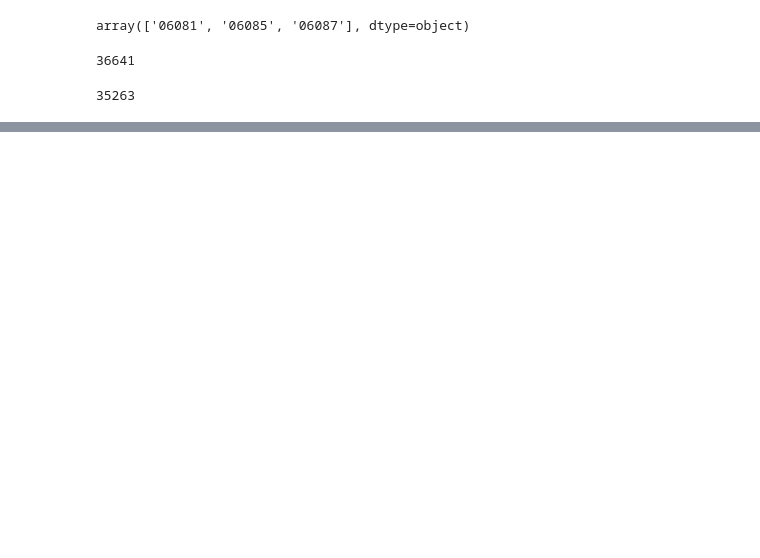
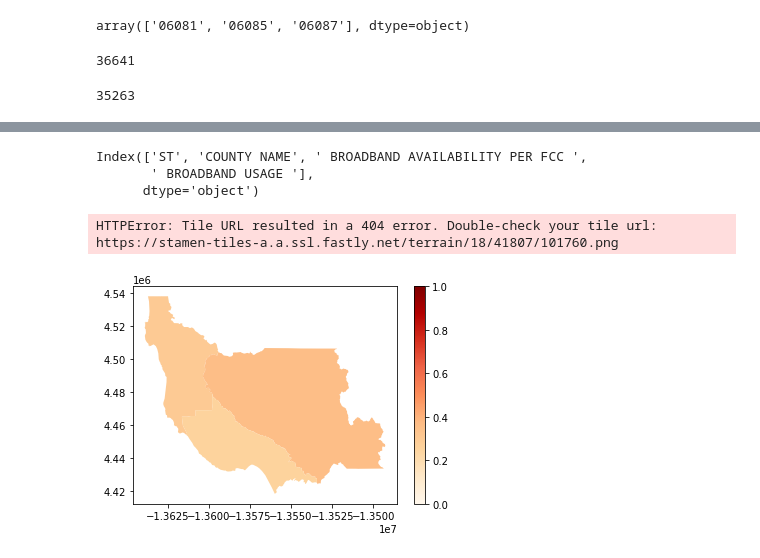
Before and after one commit to Bipartisan-Policy-Center/BPC_BroadbandGIS, a Jupyter notebook: Broadband_Coverage.ipynb, the cells around one changed output, grey strips where cells are left out. Cells and saved outputs as stored; diff of their text form; code cells hidden in the pictures; blank space fills up the shorter version.

```diff
--- a/Broadband_Coverage.ipynb
+++ b/Broadband_Coverage.ipynb
@@ -473,0 +480,24 @@ block_data
+# %%
+microsoft_usage.columns
+# %% [output]
+Index(['ST', 'COUNTY NAME', ' BROADBAND AVAILABILITY PER FCC ',
+       ' BROADBAND USAGE '],
+      dtype='object')
+# %%
+county_data = county_data.join(microsoft_usage.loc[:,['COUNTY NAME', ' BROADBAND USAGE ']], how = 'left')
+# %%
+county_data.rename(columns={' BROADBAND USAGE ': 'BROADBAND USAGE'}, inplace = True)
+# %%
+#lastly, join with geometry
+county_data = county_data.join(county_geo.loc[:,'geometry'])
+# %%
+county_data = gpd.GeoDataFrame(county_data.drop_duplicates())
+county_data = county_data.to_crs(epsg = 3857)
+# %%
+ax = county_data.plot('PctLacking_25/3', legend = True, cmap = 'OrRd', vmin = 0, vmax = 1)
+import contextily as ctx
+ctx.add_basemap(ax, zoom = 18)
+# %% [output]
+HTTPError: Tile URL resulted in a 404 error. Double-check your tile url:
+https://stamen-tiles-a.a.ssl.fastly.net/terrain/18/41807/101760.png
+[figure, added]
```
Also changed, not shown: parts of 20 cells of this notebook.
